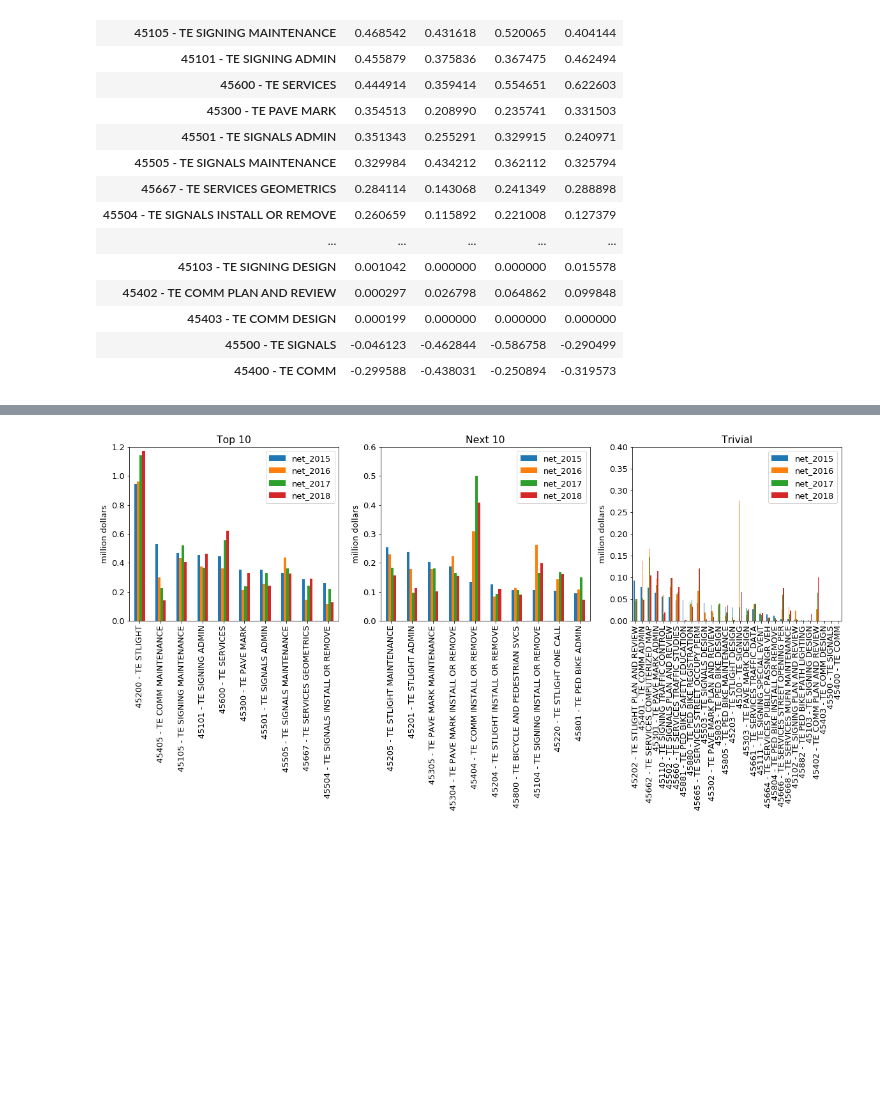
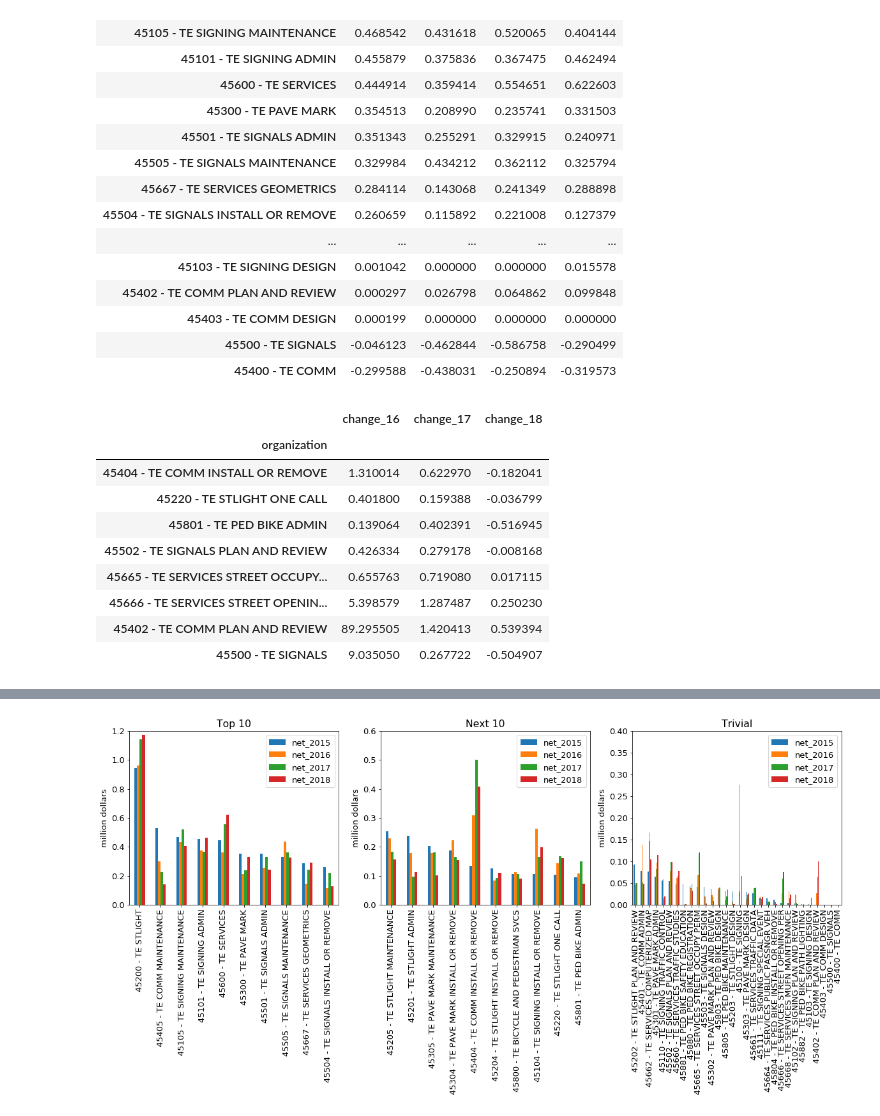
Before and after one commit to Kuku2333/s19-city-t3, a Jupyter notebook: yuankun.ipynb, the cells around one changed output, grey strips where cells are left out. Cells and saved outputs as stored; diff of their text form; code cells hidden in the pictures; blank space fills up the shorter version.

```diff
--- a/yuankun.ipynb
+++ b/yuankun.ipynb
@@ -157,3 +157,21 @@ pd_te
 | 45403 - TE COMM DESIGN | 0.000199 | 0.000000 | 0.000000 | 0.000000 |
 | 45500 - TE SIGNALS | -0.046123 | -0.462844 | -0.586758 | -0.290499 |
 | 45400 - TE COMM | -0.299588 | -0.438031 | -0.250894 | -0.319573 |
+# %%
+pd_te['change_16'] = pd_te['net_2016']/pd_te['net_2015'] - 1
+pd_te['change_17'] = pd_te['net_2017']/pd_te['net_2016'] - 1
+pd_te['change_18'] = pd_te['net_2018']/pd_te['net_2017'] - 1
+
+# greater than 100% increase
+pd_te[['change_16', 'change_17', 'change_18']][pd_te['change_16']>.1][pd_te['change_17']>.1]#[pd_te['change_18']>.1]
+# %% [output]
+|  | change_16 | change_17 | change_18 |
+| organization |  |  |  |
+| 45404 - TE COMM INSTALL OR REMOVE | 1.310014 | 0.622970 | -0.182041 |
+| 45220 - TE STLIGHT ONE CALL | 0.401800 | 0.159388 | -0.036799 |
+| 45801 - TE PED BIKE ADMIN | 0.139064 | 0.402391 | -0.516945 |
+| 45502 - TE SIGNALS PLAN AND REVIEW | 0.426334 | 0.279178 | -0.008168 |
+| 45665 - TE SERVICES STREET OCCUPY... | 0.655763 | 0.719080 | 0.017115 |
+| 45666 - TE SERVICES STREET OPENIN... | 5.398579 | 1.287487 | 0.250230 |
+| 45402 - TE COMM PLAN AND REVIEW | 89.295505 | 1.420413 | 0.539394 |
+| 45500 - TE SIGNALS | 9.035050 | 0.267722 | -0.504907 |
```
Also changed, not shown: parts of 3 cells of this notebook.
